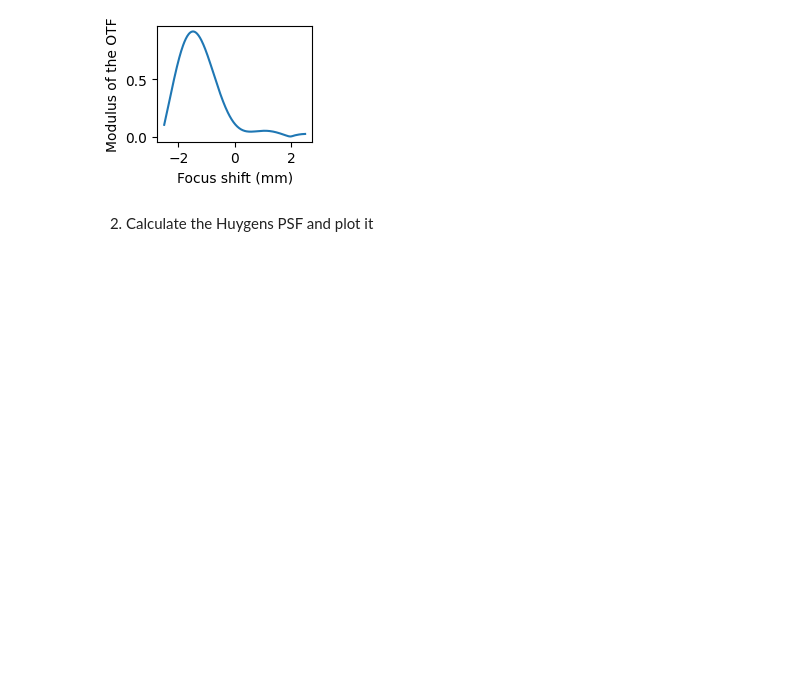
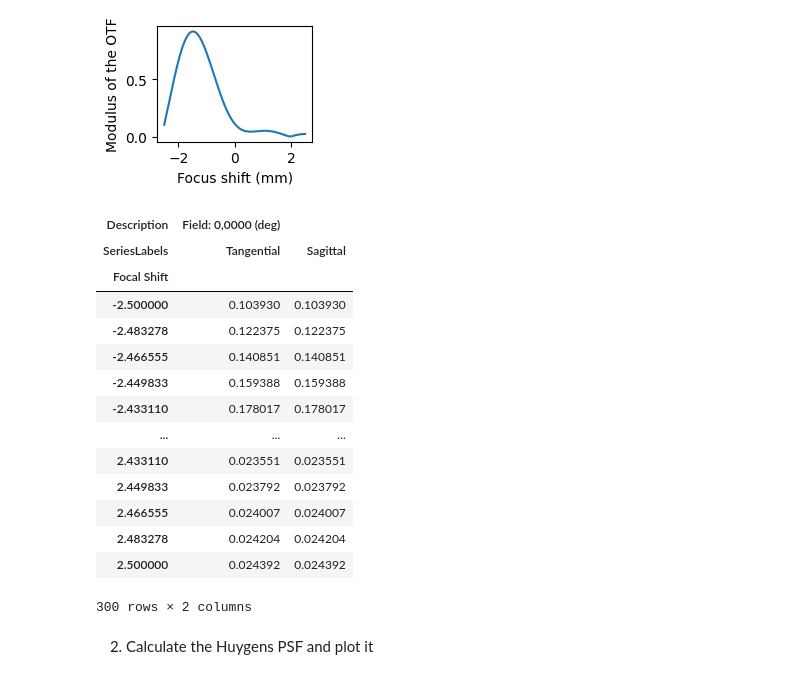
Before and after one commit to MREYE-LUMC/ZOSPy, a Jupyter notebook: examples/Simple thick lens/Simple thick lens.ipynb, the cells around one changed output. Cells and saved outputs as stored; diff of their text form; code cells hidden in the pictures; blank space fills up the shorter version.

```diff
--- a/examples/Simple thick lens/Simple thick lens.ipynb
+++ b/examples/Simple thick lens/Simple thick lens.ipynb
@@ -98,7 +104,9 @@ else:
 # %% [markdown]
 1. Calculte the *FFT through focus MTF* and plot it
 # %%
-mtf = zp.analyses.mtf.fft_through_focus_mtf(oss, sampling="512x512", deltafocus=2.5, frequency=3, numberofsteps=51)
+mtf = zp.analyses.mtf.FFTThroughFocusMTF(
+    sampling="512x512", delta_focus=2.5, frequency=3, number_of_steps=51
+).run(oss, oncomplete="Sustain")
 # %%
 fig = plt.figure(figsize=(2, 1.5))
 ax = fig.add_subplot(111)
@@ -107,6 +115,24 @@ ax.set_xlabel("Focus shift (mm)")
 _ = ax.set_ylabel("Modulus of the OTF")
 # %% [output]
 [figure]
+# %%
+mtf.data
+# %% [output]
+| Description | Field: 0,0000 (deg) |  |
+| SeriesLabels | Tangential | Sagittal |
+| Focal Shift |  |  |
+| -2.500000 | 0.103930 | 0.103930 |
+| -2.483278 | 0.122375 | 0.122375 |
+| -2.466555 | 0.140851 | 0.140851 |
+| -2.449833 | 0.159388 | 0.159388 |
+| -2.433110 | 0.178017 | 0.178017 |
+| ... | ... | ... |
+| 2.433110 | 0.023551 | 0.023551 |
+| 2.449833 | 0.023792 | 0.023792 |
+| 2.466555 | 0.024007 | 0.024007 |
+| 2.483278 | 0.024204 | 0.024204 |
+| 2.500000 | 0.024392 | 0.024392 |
+300 rows × 2 columns
 # %% [markdown]
 2. Calculate the Huygens PSF and plot it
 # %%
```
Also changed, not shown: parts of 5 cells of this notebook, 1 other file.
